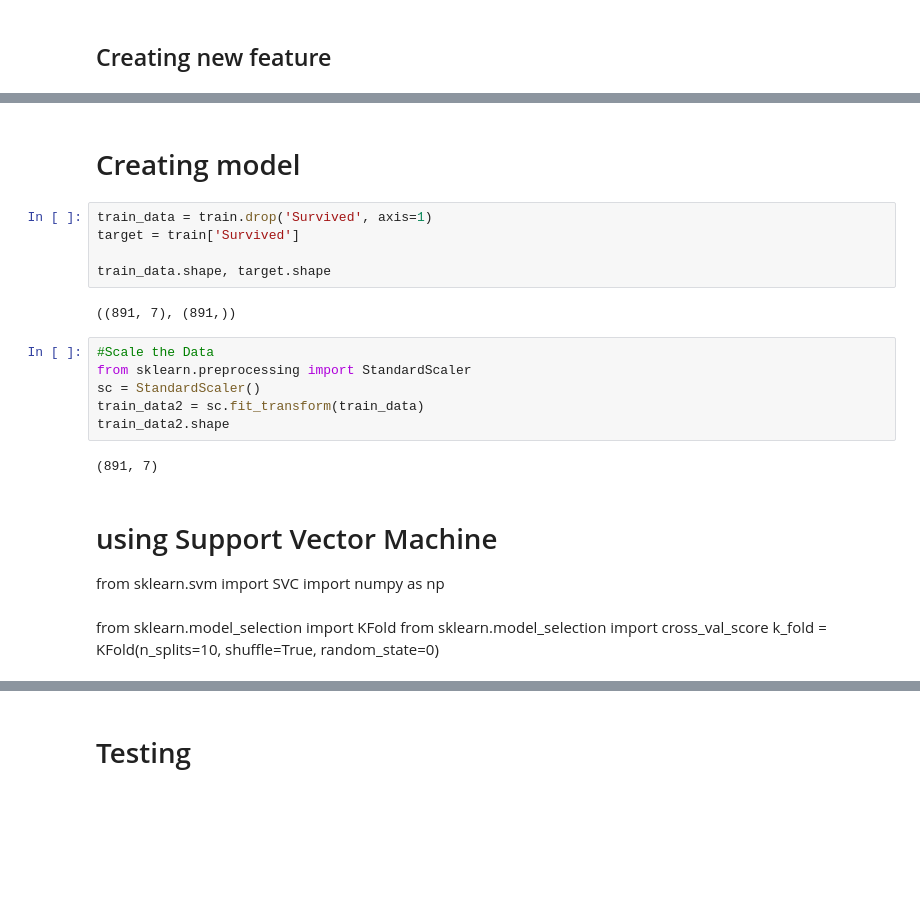
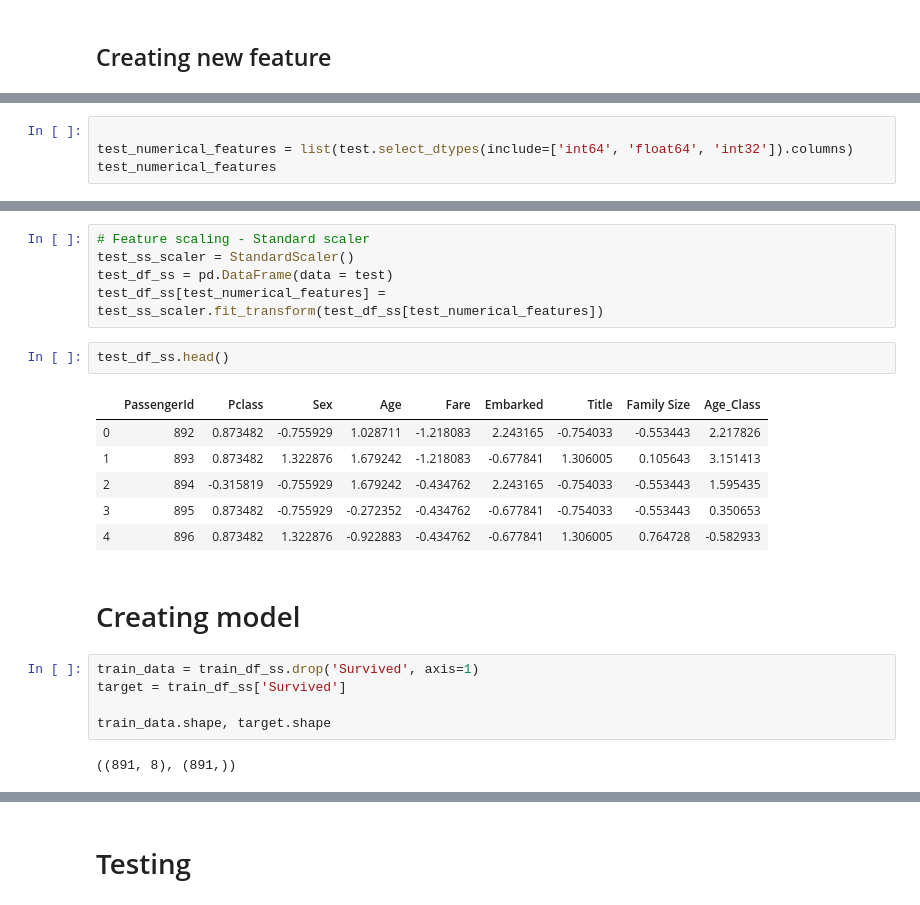
Before and after one commit to Sibin-Sibi/Titanic_ML, a Jupyter notebook: Titanic_training.ipynb, the cells around one changed output, grey strips where cells are left out. Drawn from its saved outputs; the diff is of its cells as text; blank space fills up the shorter version.

```diff
--- a/Titanic_training.ipynb
+++ b/Titanic_training.ipynb
@@ -387,0 +487,4 @@ for dataset in data:
+# %%
+
+test_numerical_features = list(test.select_dtypes(include=['int64', 'float64', 'int32']).columns)
+test_numerical_features
@@ -388,25 +513,23 @@ for dataset in data:
+# %%
+# Feature scaling - Standard scaler
+test_ss_scaler = StandardScaler()
+test_df_ss = pd.DataFrame(data = test)
+test_df_ss[test_numerical_features] = test_ss_scaler.fit_transform(test_df_ss[test_numerical_features])
+# %%
+test_df_ss.head()
+# %% [output]
+|  | PassengerId | Pclass | Sex | Age | Fare | Embarked | Title | Family Size | Age_Class |
+| 0 | 892 | 0.873482 | -0.755929 | 1.028711 | -1.218083 | 2.243165 | -0.754033 | -0.553443 | 2.217826 |
+| 1 | 893 | 0.873482 | 1.322876 | 1.679242 | -1.218083 | -0.677841 | 1.306005 | 0.105643 | 3.151413 |
+| 2 | 894 | -0.315819 | -0.755929 | 1.679242 | -0.434762 | 2.243165 | -0.754033 | -0.553443 | 1.595435 |
+| 3 | 895 | 0.873482 | -0.755929 | -0.272352 | -0.434762 | -0.677841 | -0.754033 | -0.553443 | 0.350653 |
+| 4 | 896 | 0.873482 | 1.322876 | -0.922883 | -0.434762 | -0.677841 | 1.306005 | 0.764728 | -0.582933 |
 # %% [markdown]
 # Creating model
 # %%
-train_data = train.drop('Survived', axis=1)
-target = train['Survived']
+train_data = train_df_ss.drop('Survived', axis=1)
+target = train_df_ss['Survived']
 
 train_data.shape, target.shape
 # %% [output]
-((891, 7), (891,))
+((891, 8), (891,))
-# %%
-#Scale the Data
-from sklearn.preprocessing import StandardScaler
-sc = StandardScaler()
-train_data2 = sc.fit_transform(train_data)
-train_data2.shape
-# %% [output]
-(891, 7)
-# %% [markdown]
-# using Support Vector Machine
-from sklearn.svm import SVC
-import numpy as np
-# %% [markdown]
-from sklearn.model_selection import KFold
-from sklearn.model_selection import cross_val_score
-k_fold = KFold(n_splits=10, shuffle=True, random_state=0)
```
Also changed, not shown: parts of 29 cells of this notebook.
